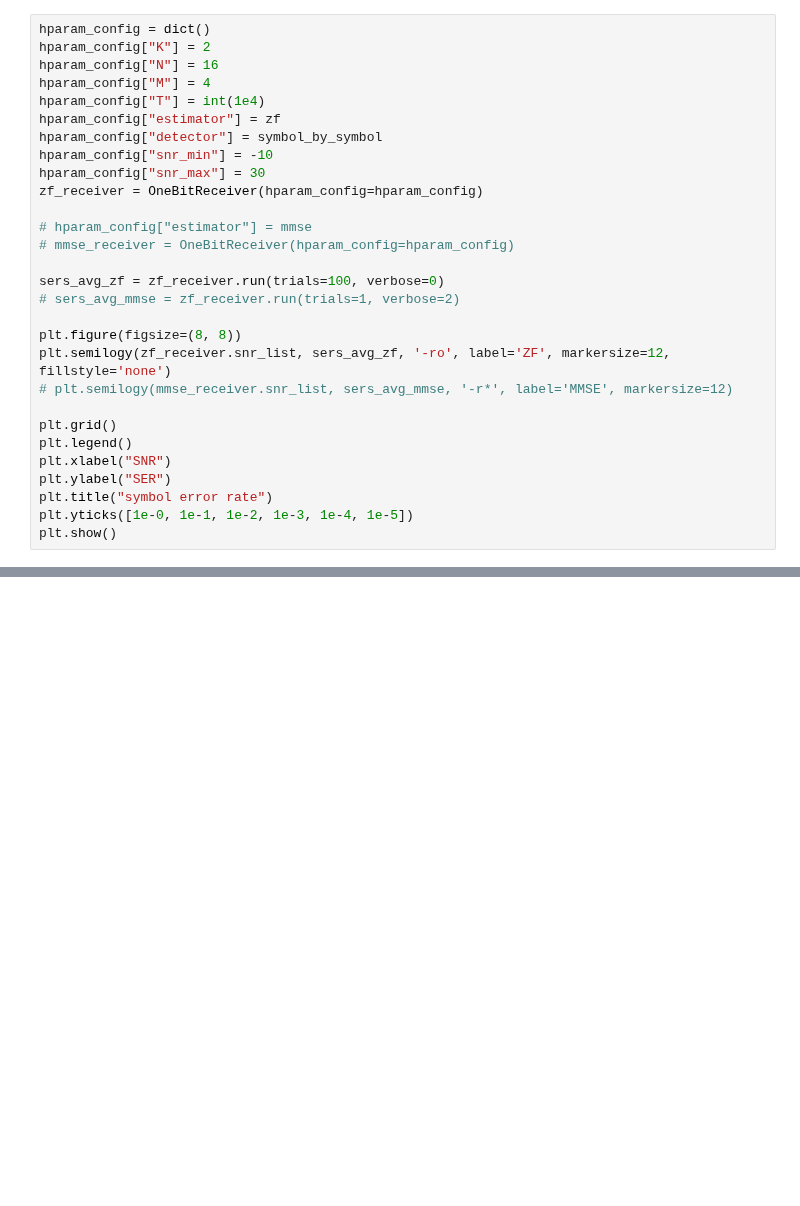
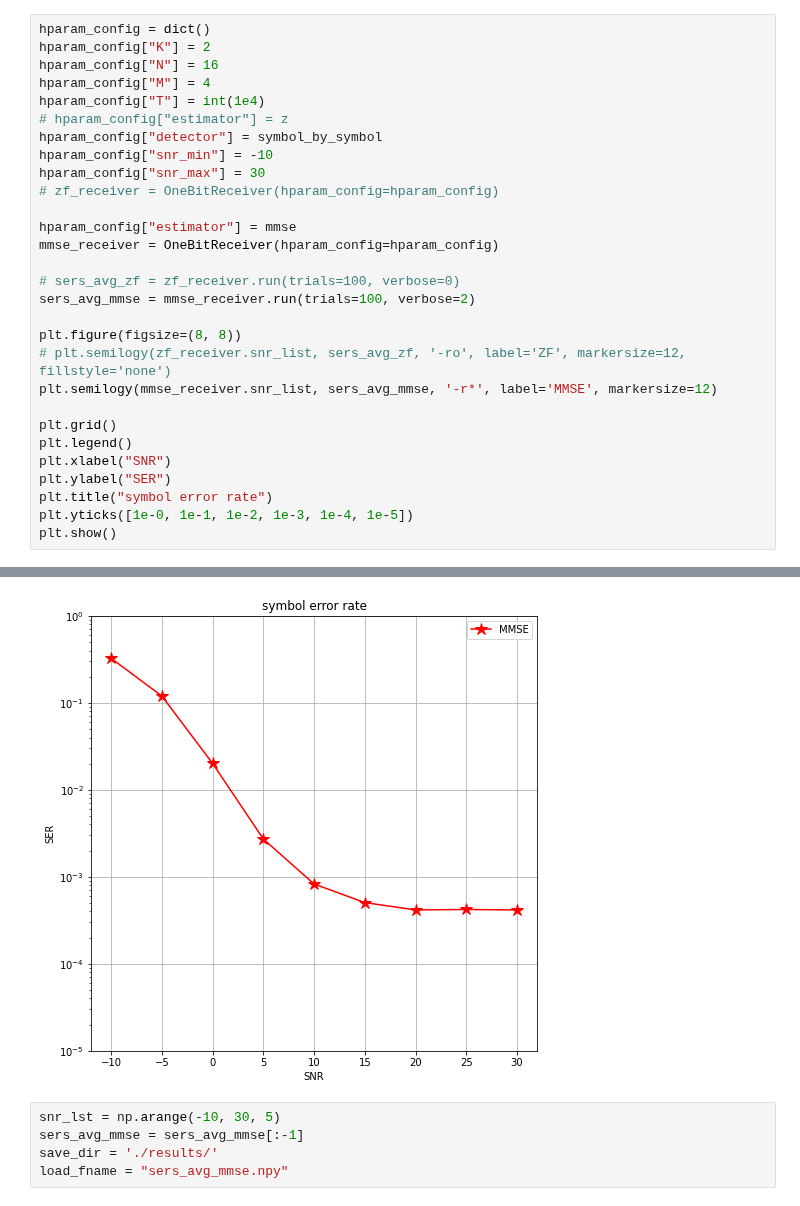
Before and after one commit to IISL-HYU/comm, a Jupyter notebook: run.ipynb, the cells around one changed output, grey strips where cells are left out. Drawn from its saved outputs; the diff is of its cells as text; blank space fills up the shorter version.

```diff
--- a/run.ipynb
+++ b/run.ipynb
@@ -16,21 +34,21 @@ hparam_config["K"] = 2
 hparam_config["N"] = 16
 hparam_config["M"] = 4
 hparam_config["T"] = int(1e4)
-hparam_config["estimator"] = zf
+# hparam_config["estimator"] = z
 hparam_config["detector"] = symbol_by_symbol
 hparam_config["snr_min"] = -10
 hparam_config["snr_max"] = 30
-zf_receiver = OneBitReceiver(hparam_config=hparam_config)
+# zf_receiver = OneBitReceiver(hparam_config=hparam_config)
 
-# hparam_config["estimator"] = mmse
-# mmse_receiver = OneBitReceiver(hparam_config=hparam_config)
+hparam_config["estimator"] = mmse
+mmse_receiver = OneBitReceiver(hparam_config=hparam_config)
 
-sers_avg_zf = zf_receiver.run(trials=100, verbose=0)
-# sers_avg_mmse = zf_receiver.run(trials=1, verbose=2)
+# sers_avg_zf = zf_receiver.run(trials=100, verbose=0)
+sers_avg_mmse = mmse_receiver.run(trials=100, verbose=2)
 
 plt.figure(figsize=(8, 8))
-plt.semilogy(zf_receiver.snr_list, sers_avg_zf, '-ro', label='ZF', markersize=12, fillstyle='none')
-# plt.semilogy(mmse_receiver.snr_list, sers_avg_mmse, '-r*', label='MMSE', markersize=12)
+# plt.semilogy(zf_receiver.snr_list, sers_avg_zf, '-ro', label='ZF', markersize=12, fillstyle='none')
+plt.semilogy(mmse_receiver.snr_list, sers_avg_mmse, '-r*', label='MMSE', markersize=12)
 
 plt.grid()
 plt.legend()
@@ -59,0 +78,6 @@ snr:  -5 ser: 1.10e-01
+[figure, added]
+# %%
+snr_lst = np.arange(-10, 30, 5)
+sers_avg_mmse = sers_avg_mmse[:-1]
+save_dir = './results/'
+load_fname = "sers_avg_mmse.npy"
```
Also changed, not shown: parts of 4 cells of this notebook.
